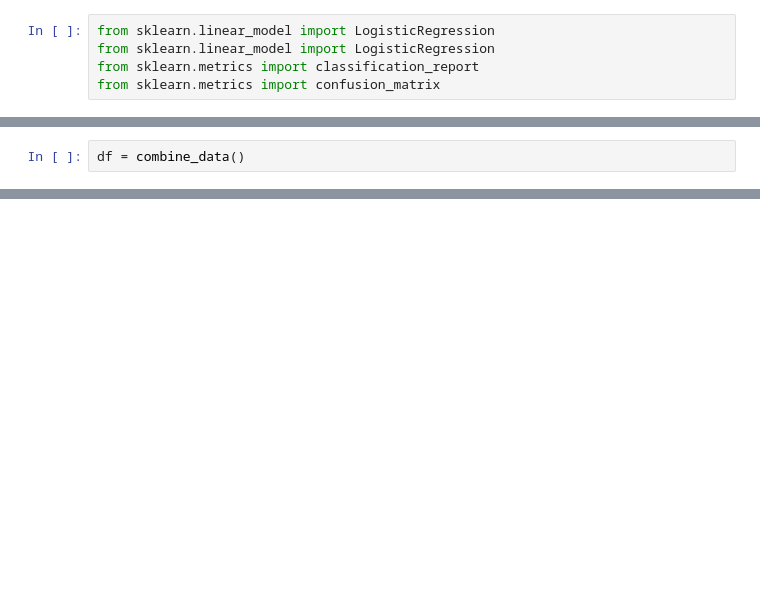
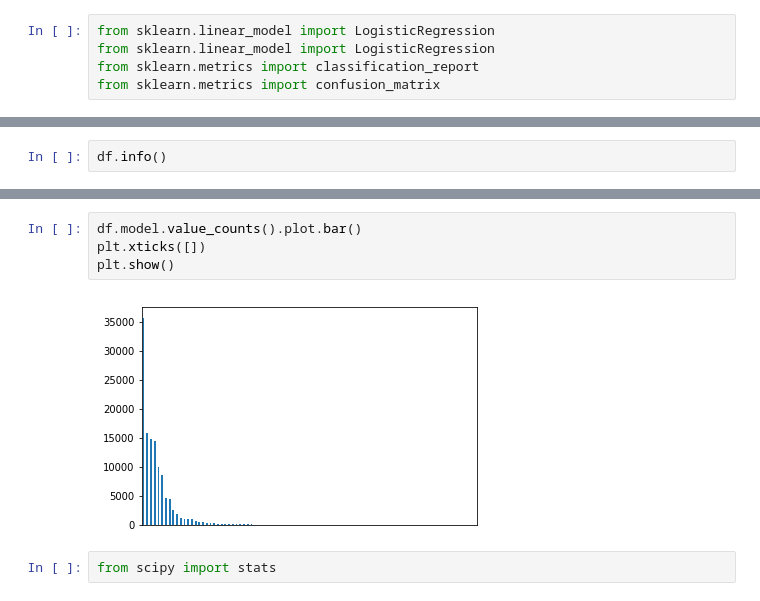
Before and after one commit to just-keep-spinning/hard-drive-project, a Jupyter notebook: misty_capstone_folder/mists-working.ipynb, the cells around one changed output, grey strips where cells are left out. Saved outputs shown, nothing was run; the diff lists cells and outputs as text; blank space fills up the shorter version.

```diff
--- a/misty_capstone_folder/mists-working.ipynb
+++ b/misty_capstone_folder/mists-working.ipynb
@@ -514,2 +374,2 @@ def extract_smart_5(df):
 # %%
-df = combine_data()
+df.info()
@@ -581,0 +409,8 @@ df1
+# %%
+df.model.value_counts().plot.bar()
+plt.xticks([])
+plt.show()
+# %% [output]
+[figure, added]
+# %%
+from scipy import stats
```
Also changed, not shown: parts of 64 cells of this notebook, 2 other files.
